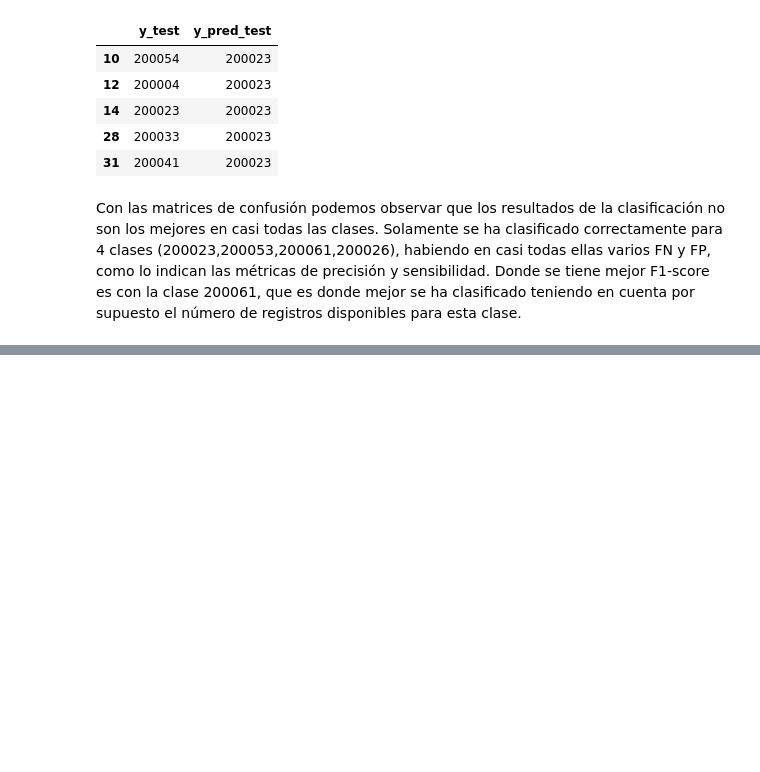
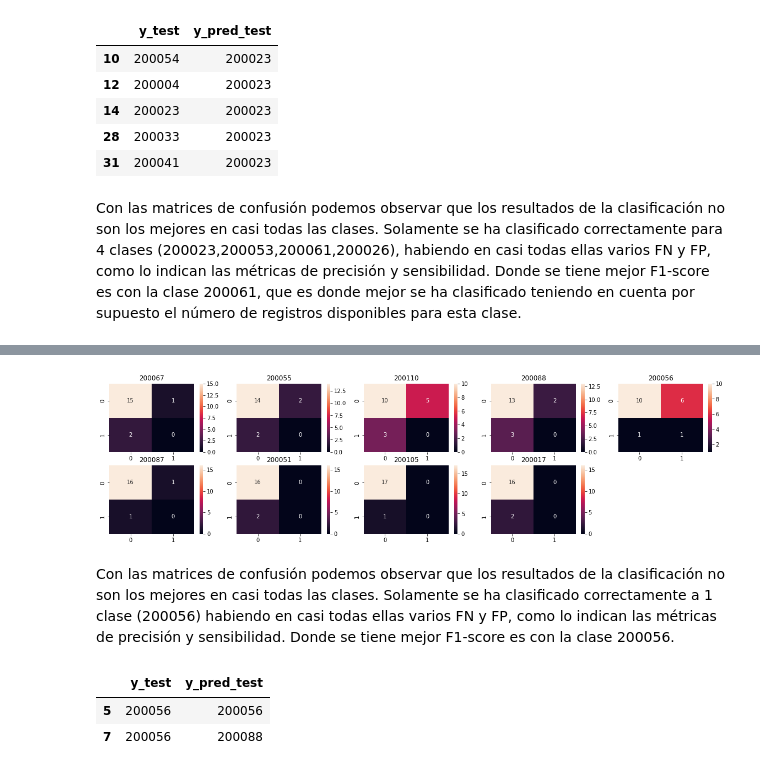
Before and after one commit to JuanMajul/Mentoria_DiploDatos2021, a Jupyter notebook: Notebooks/Practico_4.ipynb, the cells around one changed output, grey strips where cells are left out. Cells and saved outputs as stored; diff of their text form; code cells hidden in the pictures; blank space fills up the shorter version.

```diff
--- a/Notebooks/Practico_4.ipynb
+++ b/Notebooks/Practico_4.ipynb
@@ -705,0 +828,12 @@ Con las matrices de confusión podemos observar que los resultados de la clasifi
+# %%
+for name, (model, params) in models_parameters.items():
+
+    model_to_set = OneVsRestClassifier(model)
+
+    gs=GridSearchCV(model_to_set,params,n_jobs=-1,cv=5,scoring='f1_macro')
+
+    gs.fit(X_train,y_train)
+
+    print(name)
+    print(gs.best_score_)
+    print(gs.best_params_)
@@ -705,0 +854,6 @@ Con las matrices de confusión podemos observar que los resultados de la clasifi
+# %%
+best_model = RandomForestClassifier(criterion= 'gini', max_depth=4, n_estimators=100,random_state=42)
+
+model_to_set = OneVsRestClassifier(best_model)
+
+model_to_set.fit(X_train,y_train)
@@ -705,0 +863,3 @@ Con las matrices de confusión podemos observar que los resultados de la clasifi
+# %%
+y_pred_train=model_to_set.predict(X_train)
+y_pred_test=model_to_set.predict(X_test)
@@ -705,0 +884,31 @@ Con las matrices de confusión podemos observar que los resultados de la clasifi
+# %%
+from sklearn.metrics import multilabel_confusion_matrix
+
+cms = multilabel_confusion_matrix(y_test,y_pred_test,labels=y_test.unique())
+# %%
+fig,axs=plt.subplots(nrows=2,ncols=5,figsize=(20,5))
+
+j=0
+i=0
+
+for cm in range(0,len(cms),1):
+
+    sns.heatmap(cms[cm],annot=True,ax=axs[i,j])
+    axs[i,j].set_title(y_test.unique()[cm])
+    axs[1,4].set_axis_off()
+
+    j=j+1
+
+    if j==5:
+        j=0
+        i=i+1
+# %% [output]
+[figure, added]
+# %% [markdown]
+Con las matrices de confusión podemos observar que los resultados de la clasificación no son los mejores en casi todas las clases. Solamente se ha clasificado correctamente a  1 clase (200056) habiendo en casi todas ellas varios FN y FP, como lo indican las métricas de precisión y sensibilidad. Donde se tiene mejor F1-score es con la clase 200056.
+# %%
+predicciones_pediatria[predicciones_pediatria.y_test==200056]
+# %% [output]
+|  | y_test | y_pred_test |
+| 5 | 200056 | 200056 |
+| 7 | 200056 | 200088 |
```
Also changed, not shown: parts of 25 cells of this notebook, 1 other file.
